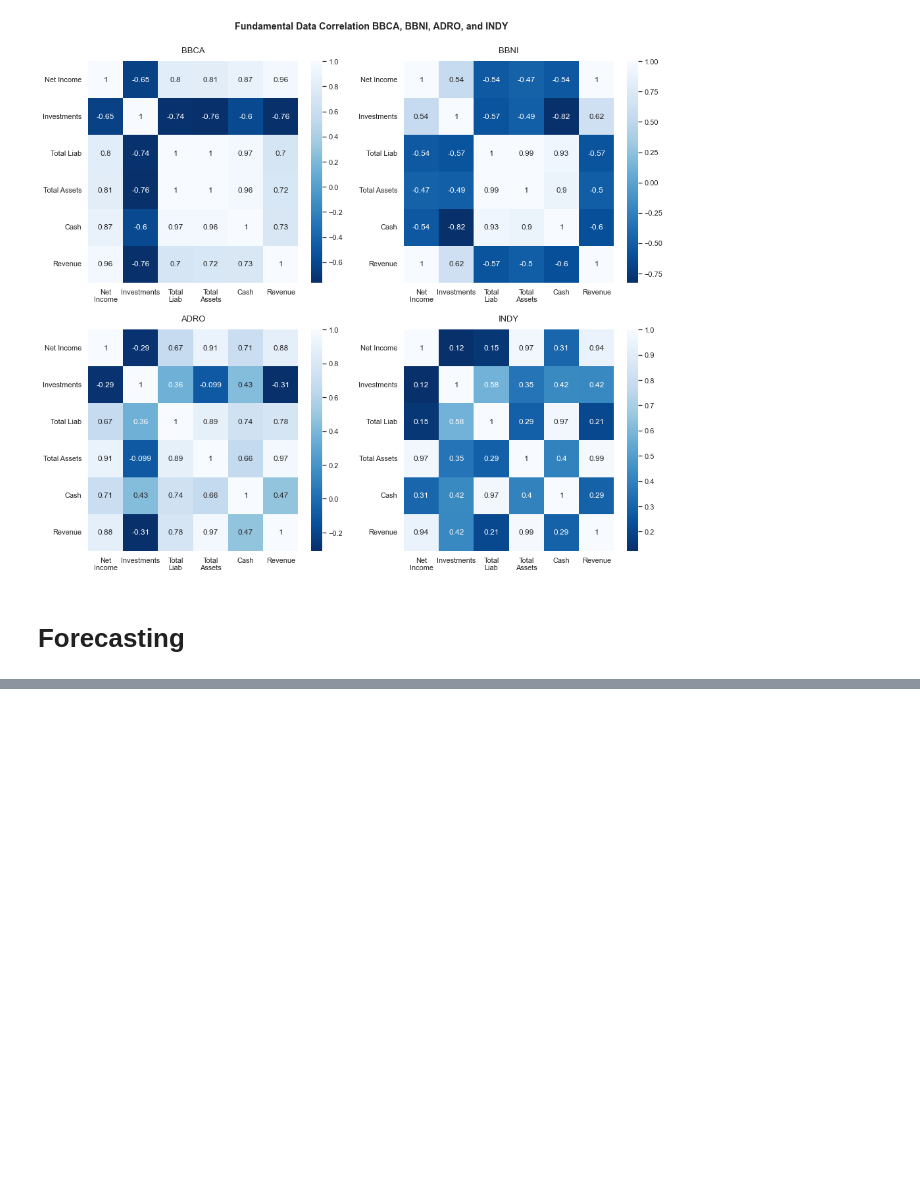
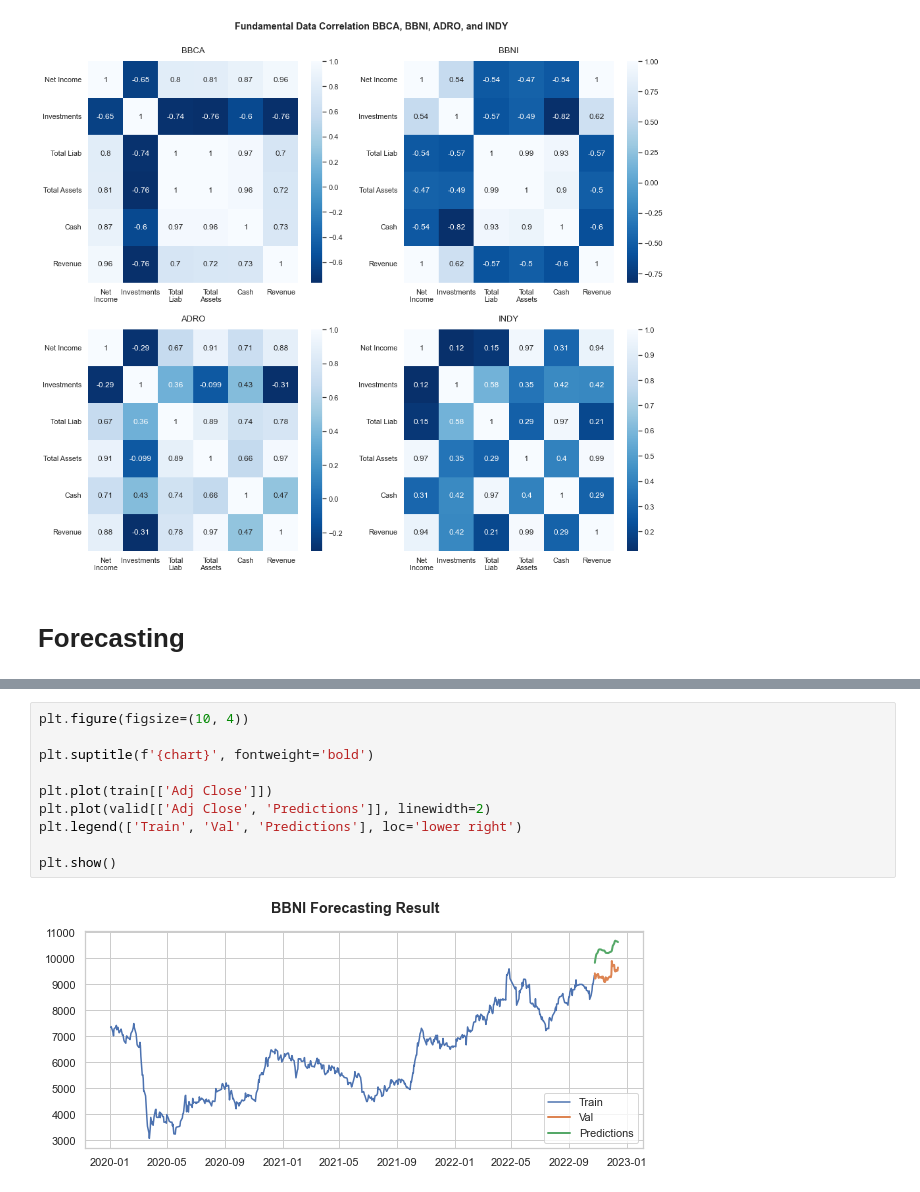
Before and after one commit to crypter70/Stocks-Prediction, a Jupyter notebook: Stocks Data Exploration.ipynb, the cells around one changed output, grey strips where cells are left out. Drawn from its saved outputs; the diff is of its cells as text; blank space fills up the shorter version.

```diff
--- a/Stocks Data Exploration.ipynb
+++ b/Stocks Data Exploration.ipynb
@@ -1059,0 +841,12 @@ plt.show()
+# %%
+plt.figure(figsize=(10, 4))
+
+plt.suptitle(f'{chart}', fontweight='bold')
+
+plt.plot(train[['Adj Close']])
+plt.plot(valid[['Adj Close', 'Predictions']], linewidth=2)
+plt.legend(['Train', 'Val', 'Predictions'], loc='lower right')
+
+plt.show()
+# %% [output]
+[figure, added]
```
Also changed, not shown: parts of 48 cells of this notebook.
